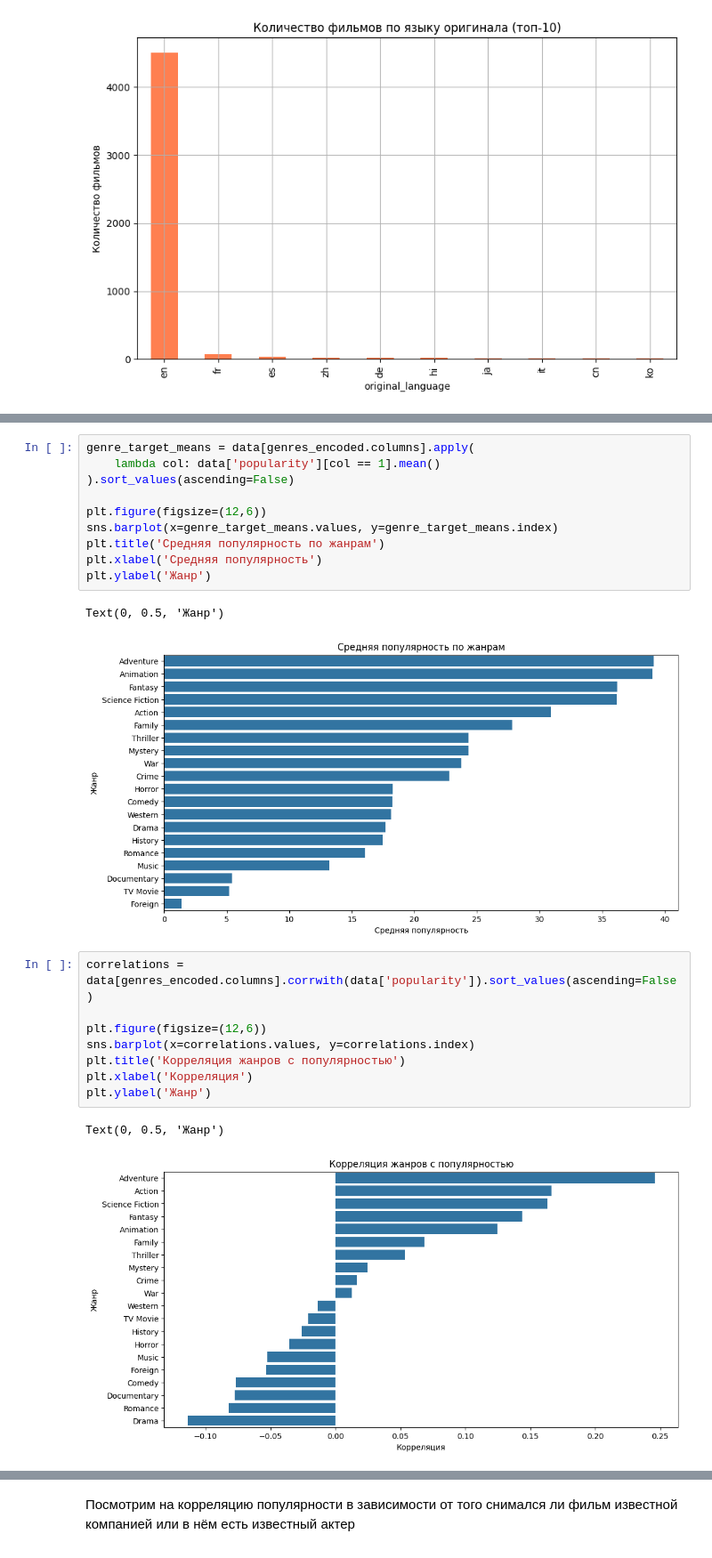
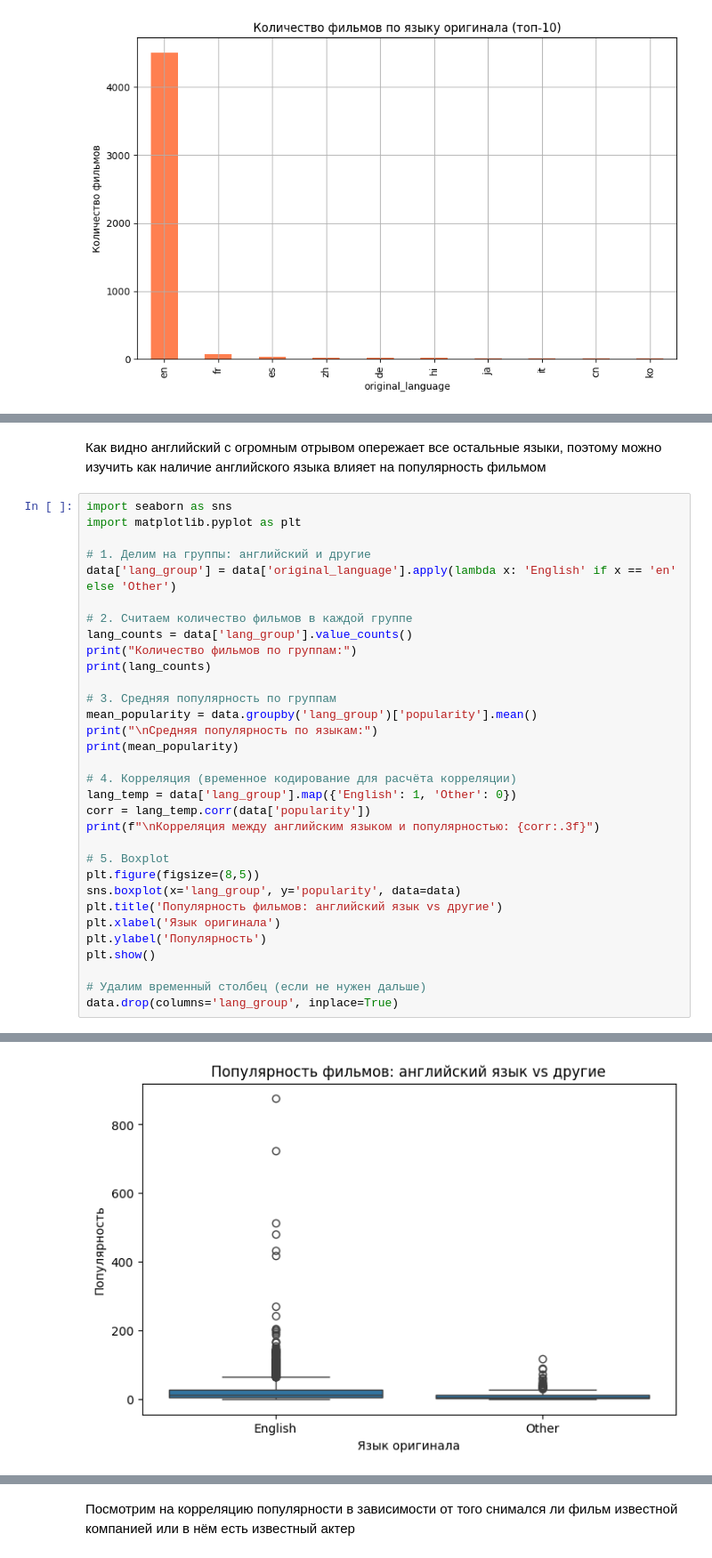
Before and after one commit to GeGeMaaaan/Data_Science, a Jupyter notebook: version1.ipynb, the cells around one changed output, grey strips where cells are left out. Shown at 89% size. Cells and saved outputs as stored; diff of their text form.

```diff
--- a/version1.ipynb
+++ b/version1.ipynb
@@ -423,24 +629,35 @@ Text(0, 0.5, 'Жанр')
-# %%
-genre_target_means = data[genres_encoded.columns].apply(
-    lambda col: data['popularity'][col == 1].mean()
-).sort_values(ascending=False)
-
-plt.figure(figsize=(12,6))
-sns.barplot(x=genre_target_means.values, y=genre_target_means.index)
-plt.title('Средняя популярность по жанрам')
-plt.xlabel('Средняя популярность')
-plt.ylabel('Жанр')
-# %% [output]
-Text(0, 0.5, 'Жанр')
-[figure, removed]
-# %%
-correlations = data[genres_encoded.columns].corrwith(data['popularity']).sort_values(ascending=False)
-
-plt.figure(figsize=(12,6))
-sns.barplot(x=correlations.values, y=correlations.index)
-plt.title('Корреляция жанров с популярностью')
-plt.xlabel('Корреляция')
-plt.ylabel('Жанр')
-# %% [output]
-Text(0, 0.5, 'Жанр')
-[figure, removed]
+# %% [markdown]
+Как видно английский с огромным отрывом опережает все остальные языки, поэтому можно изучить как наличие английского языка влияет на популярность фильмом
+# %%
+import seaborn as sns
+import matplotlib.pyplot as plt
+
+# 1. Делим на группы: английский и другие
+data['lang_group'] = data['original_language'].apply(lambda x: 'English' if x == 'en' else 'Other')
+
+# 2. Считаем количество фильмов в каждой группе
+lang_counts = data['lang_group'].value_counts()
+print("Количество фильмов по группам:")
+print(lang_counts)
+
+# 3. Средняя популярность по группам
+mean_popularity = data.groupby('lang_group')['popularity'].mean()
+print("\nСредняя популярность по языкам:")
+print(mean_popularity)
+
+# 4. Корреляция (временное кодирование для расчёта корреляции)
+lang_temp = data['lang_group'].map({'English': 1, 'Other': 0})
+corr = lang_temp.corr(data['popularity'])
+print(f"\nКорреляция между английским языком и популярностью: {corr:.3f}")
+
+# 5. Boxplot
+plt.figure(figsize=(8,5))
+sns.boxplot(x='lang_group', y='popularity', data=data)
+plt.title('Популярность фильмов: английский язык vs другие')
+plt.xlabel('Язык оригинала')
+plt.ylabel('Популярность')
+plt.show()
+
+# Удалим временный столбец (если не нужен дальше)
+data.drop(columns='lang_group', inplace=True)
+# %% [output]
@@ -446,0 +677 @@ Text(0, 0.5, 'Жанр')
+[figure, added]
```
Also changed, not shown: parts of 72 cells of this notebook.
